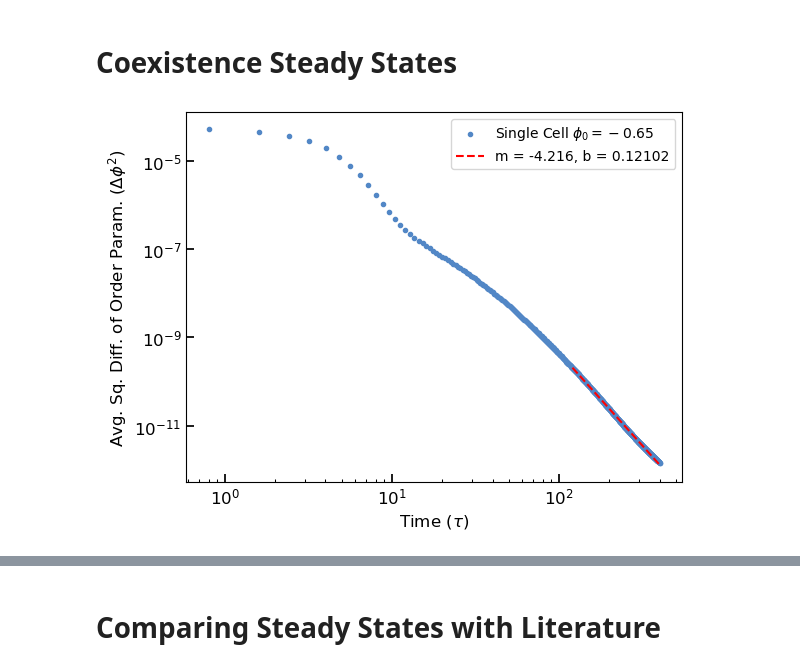
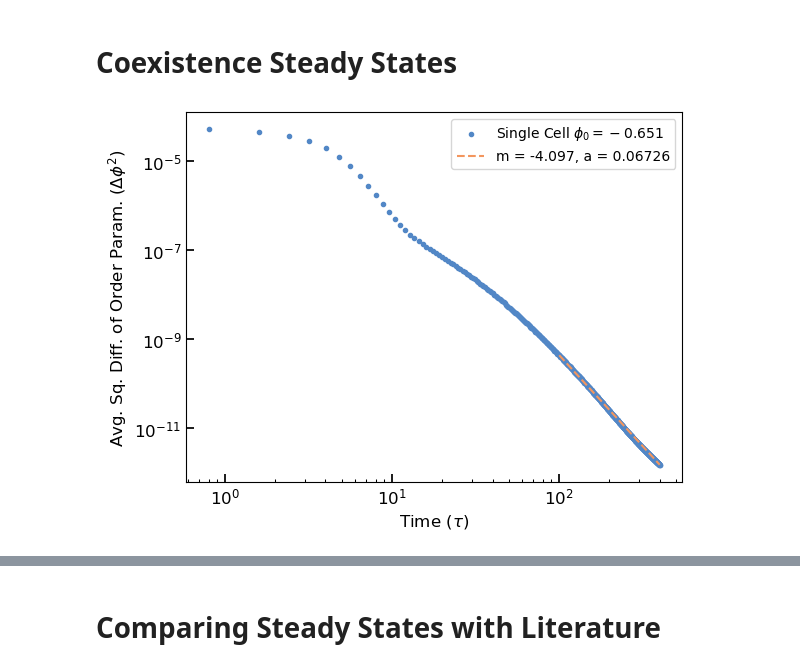
Before and after one commit to Twomac/pattern-formation-and-cellular-growth, a Jupyter notebook: Report Figures.ipynb, the cells around one changed output, grey strips where cells are left out. Drawn from its saved outputs; the diff is of its cells as text; code cells hidden in the pictures.

```diff
--- a/Report Figures.ipynb
+++ b/Report Figures.ipynb
@@ -58,34 +95,34 @@ plt.show()
 # %%
 from scipy.optimize import curve_fit
 # Power-law fitting function
 def power_law_fit(x, a, b):
     return a * np.power(x, b)
 
 snapshots_single_cell = np.loadtxt(r'Steady State Snapshots\Snapshots phi=-0.65 amp=0.1.txt')
-power_law_single_cell = [snapshots_single_cell[0,150:],snapshots_single_cell[1,150:]]
+power_law_single_cell = [snapshots_single_cell[0,125:],snapshots_single_cell[1,125:]]
 
 fig, ax = plt.subplots()
-ax.scatter(snapshots_single_cell[0,1:], snapshots_single_cell[1,1:], marker='.', color='#5287C6', label=r'Single Cell $\phi_0 = -0.65$')
+ax.scatter(snapshots_single_cell[0,1:], snapshots_single_cell[1,1:], marker='.', color='#5287C6', label=r'Single Cell $\phi_0 = -0.651$')
 
 # Fit the power-law curve
 params, covariance = curve_fit(power_law_fit, power_law_single_cell[0], power_law_single_cell[1])
 # Generate fitted values
 fitted_yvals = power_law_fit(power_law_single_cell[0], *params)
 
-ax.plot(power_law_single_cell[0], fitted_yvals, 'r--', label=f'm = {params[1].round(3)}, b = {params[0].round(5)}')
+ax.plot(power_law_single_cell[0], fitted_yvals, '--', color=colors[1], label=f'm = {params[1].round(3)}, a = {params[0].round(5)}')
 
 
 ax.set_xlabel(r'Time ($\tau$)', fontsize='large')
 ax.set_ylabel(r'Avg. Sq. Diff. of Order Param. ($\Delta\phi^2$)', fontsize='large')
 ax.set_xscale('log')
 ax.set_yscale('log')
 ax.tick_params(which='major', direction="in", width=1.25, length=6.0, labelsize='large')
 ax.tick_params(which='minor', direction="in", width=0.75, length=2.5, labelsize='medium')
 ax.legend()
-plt.savefig(f'Avg Sq Diff phi=-0.65 amp=0.1.jpg', dpi=1800)
+plt.savefig(f'Single Cell Snapshots.jpg', dpi=1800)
 plt.show()
 # %% [output]
-[figure, old version]
+[figure, new version]
 # %%
 snapshots625_one_peak_tall_sides = np.loadtxt(r'Steady State Snapshots\Snapshots phi=-0.625 amp=0.1.txt')
 snapshots5_seven_peaks = np.loadtxt(r'Steady State Snapshots\Snapshots phi=-0.5 amp=0.1.txt')
```
Also changed, not shown: parts of 9 cells of this notebook, 15 other files.
